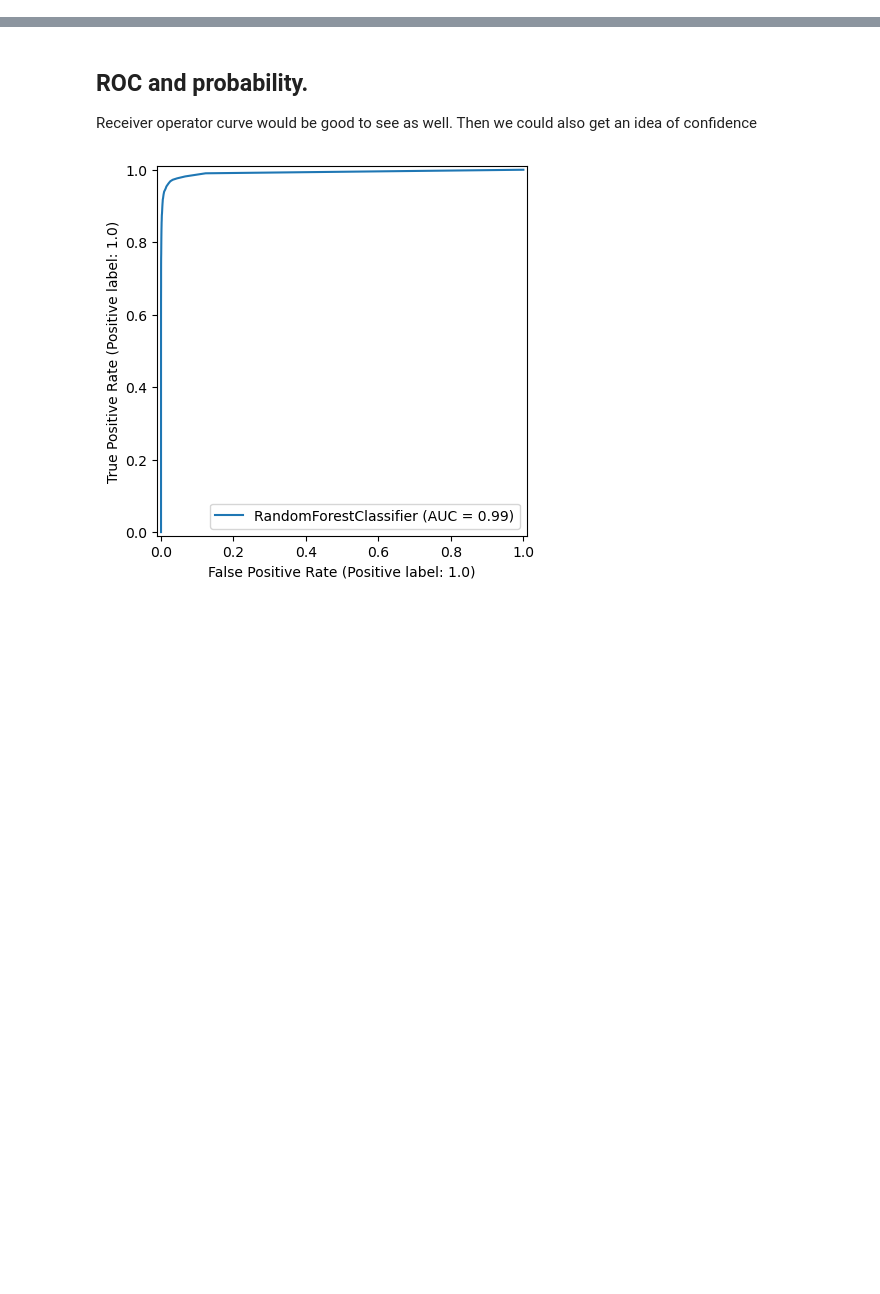
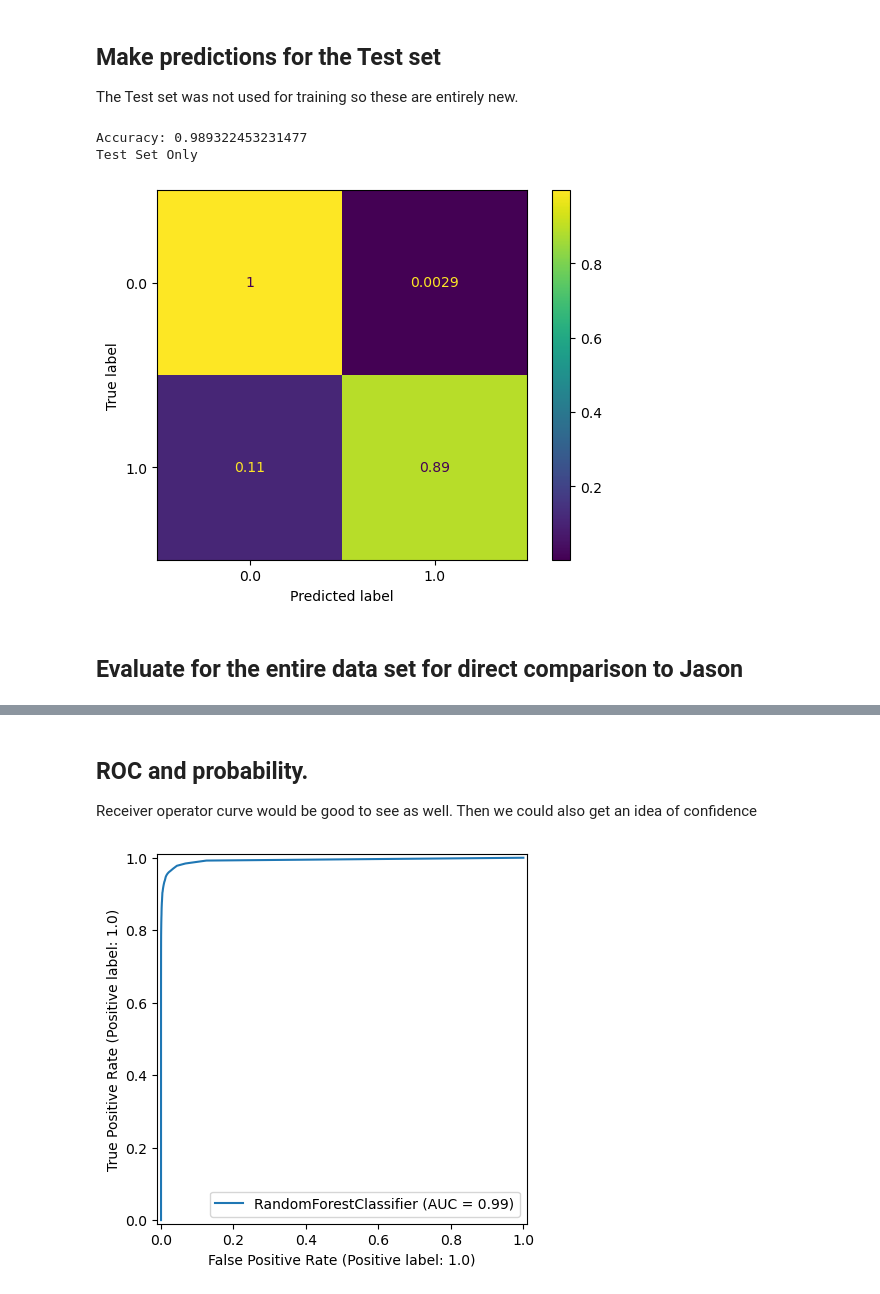
Before and after one commit to mustaric/tess_xrp_exoplanets, a Jupyter notebook: classify/random_forest_experiment.ipynb, the cells around one changed output, grey strips where cells are left out. Drawn from its saved outputs; the diff is of its cells as text; code cells hidden in the pictures; blank space fills up the shorter version.

```diff
--- a/classify/random_forest_experiment.ipynb
+++ b/classify/random_forest_experiment.ipynb
@@ -117 +107,19 @@ Cross Validation Score mean: 0.988655
+# %% [markdown]
+## Make predictions for the Test set
+The Test set was not used for training so these are entirely new.
+# %%
+y_pred = rf.predict(X_test)
+accuracy = accuracy_score(y_test, y_pred)
+print("Accuracy:", accuracy)
+
+cm = confusion_matrix(y_pred=y_pred, y_true = y_test)
+print("Test Set Only")
+_ = ConfusionMatrixDisplay.from_estimator(rf, X_test, y_test, normalize='true')
+## _ = ConfusionMatrixDisplay.from_estimator(rf, X_test, y_test)
+# %% [output]
+Accuracy: 0.989322453231477
+Test Set Only
+[figure, added]
+# %% [markdown]
+## Evaluate for the entire data set for direct comparison to Jason
 # %%
```
Also changed, not shown: parts of 20 cells of this notebook, 1 other file.
